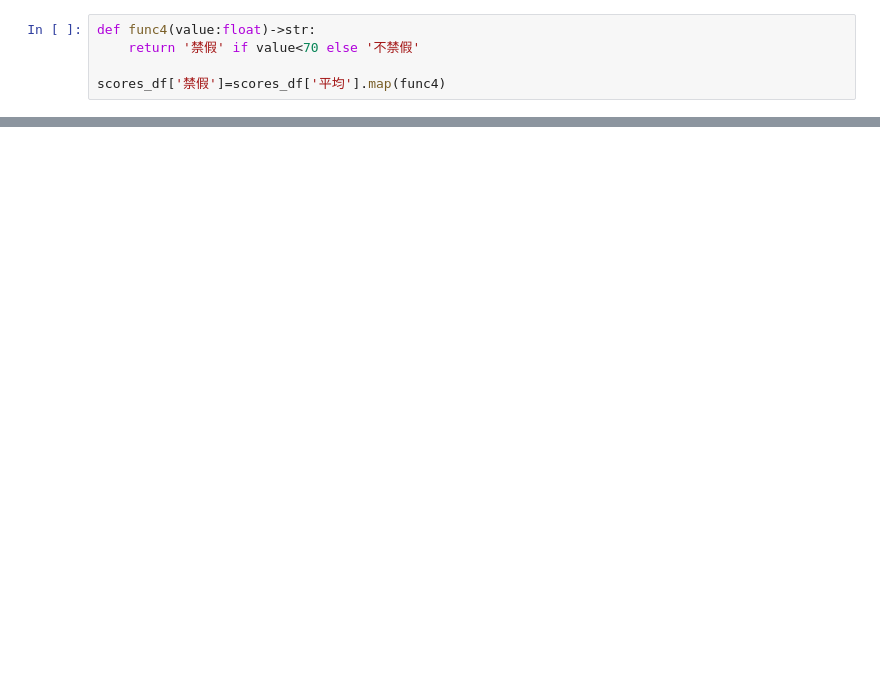
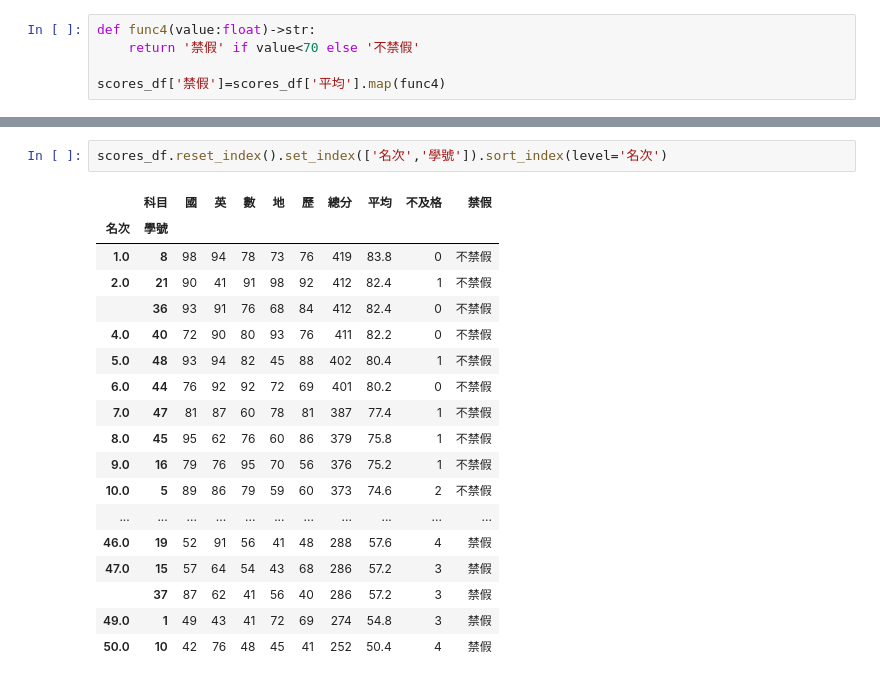
Before and after one commit to clairelin5518/__112_python_chihlee__clairelin, a Jupyter notebook: lesson16_2.ipynb, the cells around one changed output, grey strips where cells are left out. Saved outputs shown, nothing was run; the diff lists cells and outputs as text; blank space fills up the shorter version.

```diff
--- a/lesson16_2.ipynb
+++ b/lesson16_2.ipynb
@@ -124,0 +125,21 @@ scores_df
+# %%
+scores_df.reset_index().set_index(['名次','學號']).sort_index(level='名次')
+# %% [output]
+|  | 科目 | 國 | 英 | 數 | 地 | 歷 | 總分 | 平均 | 不及格 | 禁假 |
+| 名次 | 學號 |  |  |  |  |  |  |  |  |  |
+| 1.0 | 8 | 98 | 94 | 78 | 73 | 76 | 419 | 83.8 | 0 | 不禁假 |
+| 2.0 | 21 | 90 | 41 | 91 | 98 | 92 | 412 | 82.4 | 1 | 不禁假 |
+|  | 36 | 93 | 91 | 76 | 68 | 84 | 412 | 82.4 | 0 | 不禁假 |
+| 4.0 | 40 | 72 | 90 | 80 | 93 | 76 | 411 | 82.2 | 0 | 不禁假 |
+| 5.0 | 48 | 93 | 94 | 82 | 45 | 88 | 402 | 80.4 | 1 | 不禁假 |
+| 6.0 | 44 | 76 | 92 | 92 | 72 | 69 | 401 | 80.2 | 0 | 不禁假 |
+| 7.0 | 47 | 81 | 87 | 60 | 78 | 81 | 387 | 77.4 | 1 | 不禁假 |
+| 8.0 | 45 | 95 | 62 | 76 | 60 | 86 | 379 | 75.8 | 1 | 不禁假 |
+| 9.0 | 16 | 79 | 76 | 95 | 70 | 56 | 376 | 75.2 | 1 | 不禁假 |
+| 10.0 | 5 | 89 | 86 | 79 | 59 | 60 | 373 | 74.6 | 2 | 不禁假 |
+| ... | ... | ... | ... | ... | ... | ... | ... | ... | ... | ... |
+| 46.0 | 19 | 52 | 91 | 56 | 41 | 48 | 288 | 57.6 | 4 | 禁假 |
+| 47.0 | 15 | 57 | 64 | 54 | 43 | 68 | 286 | 57.2 | 3 | 禁假 |
+|  | 37 | 87 | 62 | 41 | 56 | 40 | 286 | 57.2 | 3 | 禁假 |
+| 49.0 | 1 | 49 | 43 | 41 | 72 | 69 | 274 | 54.8 | 3 | 禁假 |
+| 50.0 | 10 | 42 | 76 | 48 | 45 | 41 | 252 | 50.4 | 4 | 禁假 |
```
Also changed, not shown: parts of 5 cells of this notebook, 2 other files.
